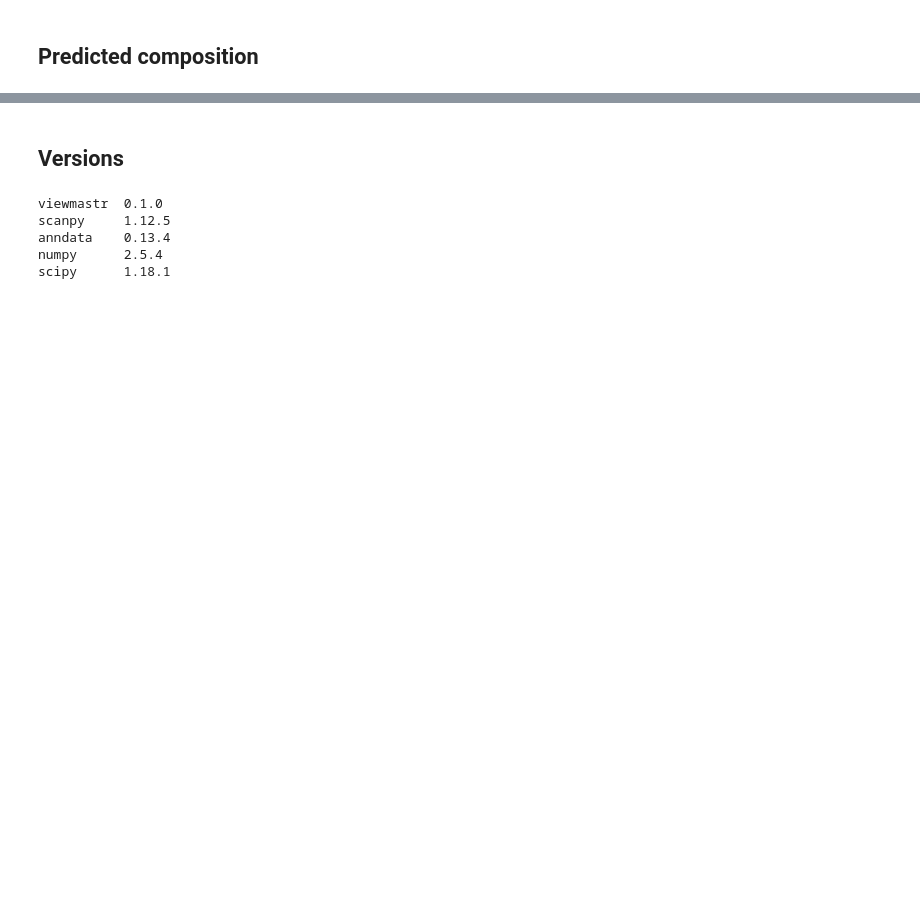
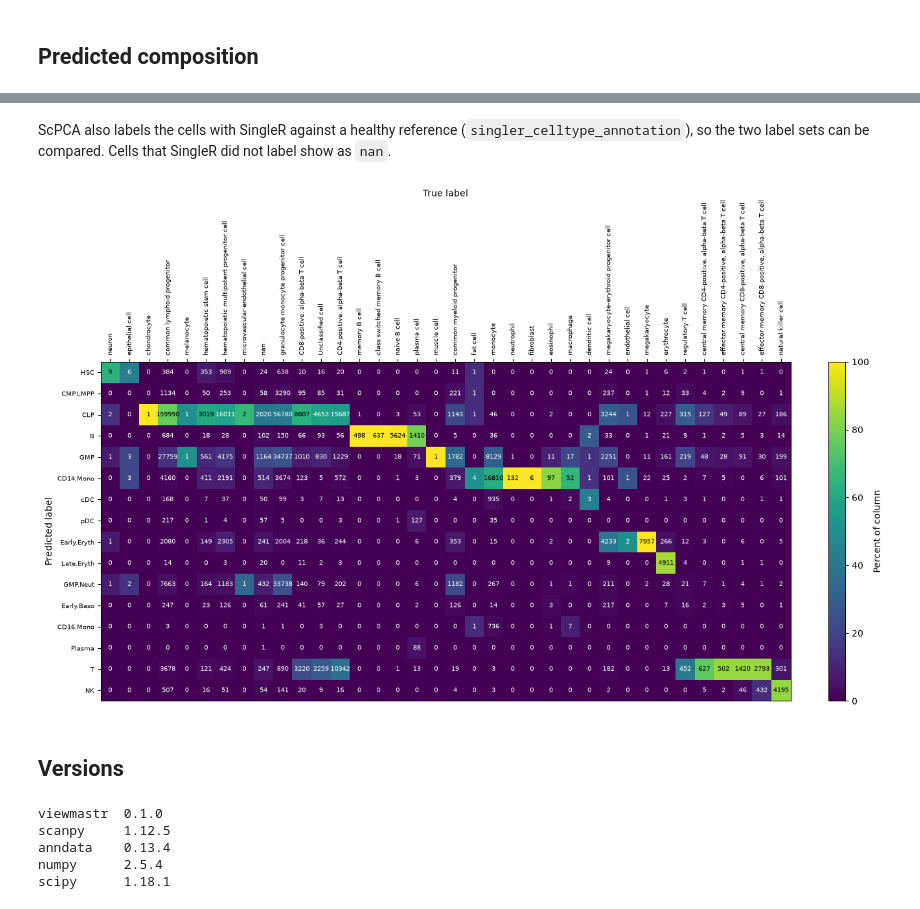
Before and after one commit to jacob-greene/py-viewmastR, a Jupyter notebook: tutorials/07_big_query.ipynb, the cells around one changed output, grey strips where cells are left out. Cells and saved outputs as stored; diff of their text form; code cells hidden in the pictures; blank space fills up the shorter version.

```diff
--- a/tutorials/07_big_query.ipynb
+++ b/tutorials/07_big_query.ipynb
@@ -94,3 +102,12 @@ plt.show()
+# %% [markdown]
+ScPCA also labels the cells with SingleR against a healthy reference
+(`singler_celltype_annotation`), so the two label sets can be compared. Cells that SingleR
+did not label show as `nan`.
+# %%
+vm.confusion_matrix(query.obs["test1"], query.obs["singler_celltype_annotation"])
+plt.show()
+# %% [output]
+[figure, added]
 # %% [markdown]
 ## Versions
 # %%
```
Also changed, not shown: parts of 10 cells of this notebook, 1 other file.
